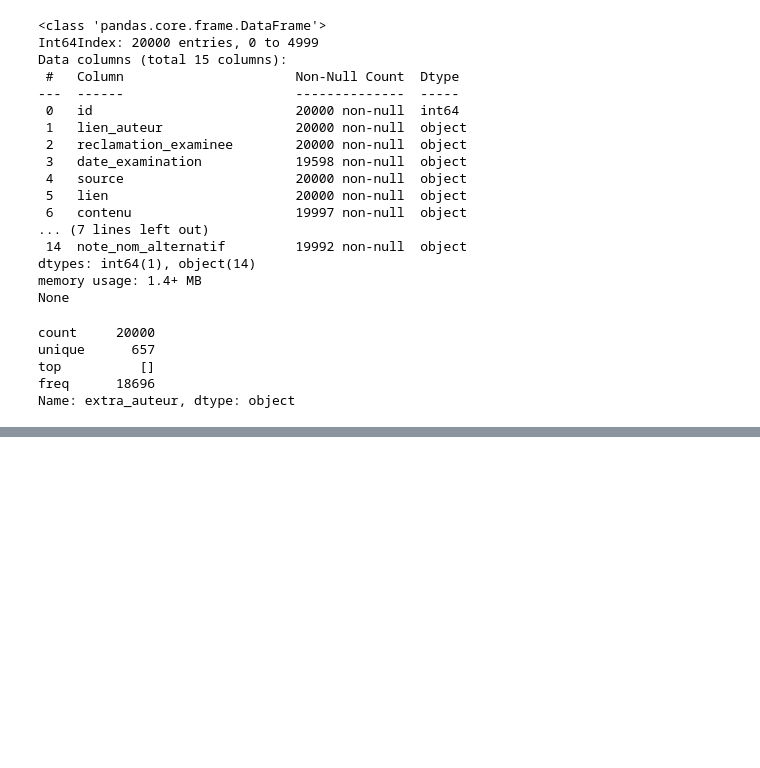
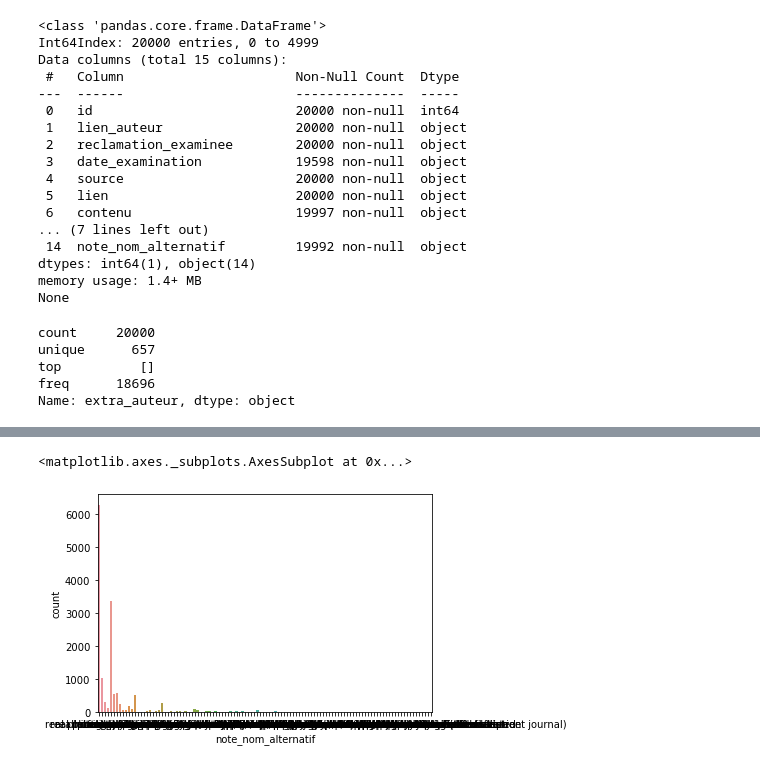
Before and after one commit to MassiBelaid/projetScienceDonnees, a Jupyter notebook: projet.ipynb, the cells around one changed output, grey strips where cells are left out. Saved outputs shown, nothing was run; the diff lists cells and outputs as text; code cells hidden in the pictures; blank space fills up the shorter version.

```diff
--- a/projet.ipynb
+++ b/projet.ipynb
@@ -245,0 +250,2 @@ Name: extra_mot_cle, dtype: object
+# %%
+df = df.drop(["extra_contenu","extra_publication_examinée","extra_mot_cle"], axis=1)
@@ -245,0 +261,5 @@ Name: extra_mot_cle, dtype: object
+# %%
+sns.countplot(x='note_nom_alternatif', data=df)
+# %% [output]
+<matplotlib.axes._subplots.AxesSubplot at 0x...>
+[figure, added]
```
Also changed, not shown: parts of 34 cells of this notebook.
